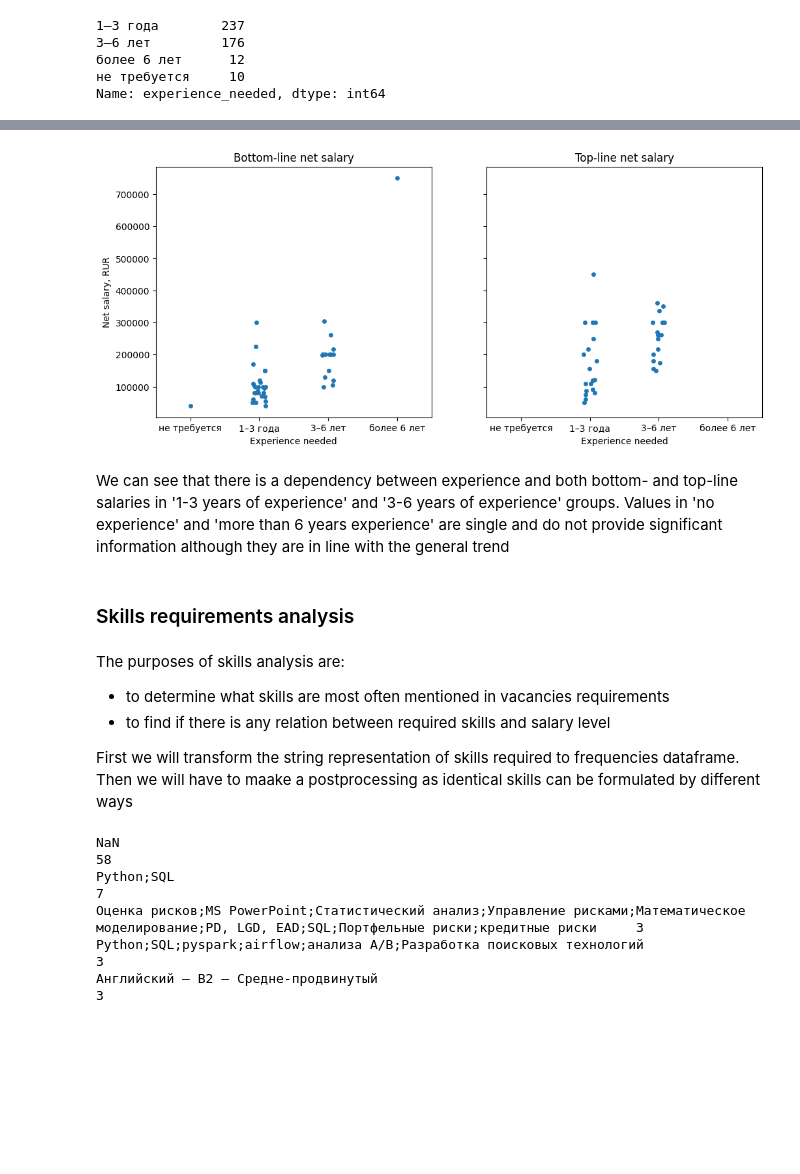
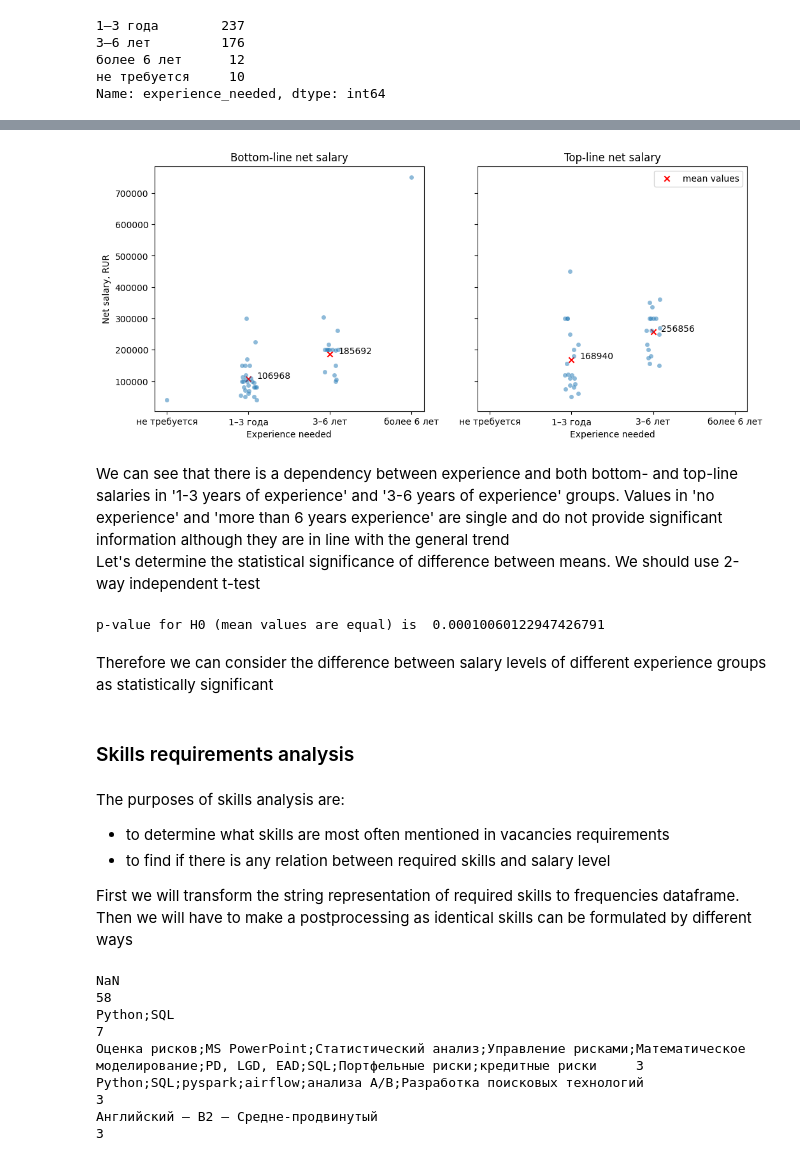
Before and after one commit to sharuhinda/vacancies_analysis, a Jupyter notebook: 03_vacancies_analysis.ipynb, the cells around one changed output, grey strips where cells are left out. Saved outputs shown, nothing was run; the diff lists cells and outputs as text; code cells hidden in the pictures; blank space fills up the shorter version.

Commit message:
minor updates and charts added

```diff
--- a/03_vacancies_analysis.ipynb
+++ b/03_vacancies_analysis.ipynb
@@ -197,16 +182,37 @@ Categories (4, object): ['не требуется' < '1–3 года' < '3–6
 # %%
 fig, axs = plt.subplots(1, 2, figsize=(12, 5), sharex=True, sharey=True)
-sns.stripplot(data=df, x='experience_needed_cat', y='net_income_from_rur', ax=axs[0]) # used instead catplot as catplot is figure-level
-sns.stripplot(data=df, x='experience_needed_cat', y='net_income_to_rur', ax=axs[1])
+sns.stripplot(data=df, x='experience_needed_cat', y='net_income_from_rur', alpha=0.5, ax=axs[0]) # used instead catplot as catplot is figure-level
+sns.stripplot(data=df, x='experience_needed_cat', y='net_income_to_rur', alpha=0.5, ax=axs[1])
 axs[0].set_xlabel('Experience needed')
 axs[0].set_ylabel('Net salary, RUR')
 axs[0].set_title('Bottom-line net salary')
+mean_3_years_low = df.loc[df['experience_needed_cat'] == '1–3 года', 'net_income_from_rur'].mean()
+mean_6_years_low = df.loc[df['experience_needed_cat'] == '3–6 лет', 'net_income_from_rur'].mean()
+axs[0].scatter([1, 2], [mean_3_years_low, mean_6_years_low], marker='x', color='r')
+axs[0].text(x=1.1, y=mean_3_years_low+2e3, s=f'{mean_3_years_low:.0f}')
+axs[0].text(x=2.1, y=mean_6_years_low+2e3, s=f'{mean_6_years_low:.0f}')
+mean_3_years_high = df.loc[df['experience_needed_cat'] == '1–3 года', 'net_income_to_rur'].mean()
+mean_6_years_high = df.loc[df['experience_needed_cat'] == '3–6 лет', 'net_income_to_rur'].mean()
+axs[1].scatter([1, 2], [mean_3_years_high, mean_6_years_high], marker='x', color='r', label='mean values')
+axs[1].text(x=1.1, y=mean_3_years_high+2e3, s=f'{mean_3_years_high:.0f}')
+axs[1].text(x=2.1, y=mean_6_years_high+2e3, s=f'{mean_6_years_high:.0f}')
 axs[1].set_xlabel('Experience needed')
-axs[1].set_title('Top-line net salary');
+axs[1].set_title('Top-line net salary')
+axs[1].legend();
 # %% [output]
-[figure, old version]
+[figure, new version]
 # %% [markdown]
 We can see that there is a dependency between experience and both bottom- and top-line salaries in '1-3 years of experience' and '3-6 years of experience' groups. Values in 'no experience' and 'more than 6 years experience' are single and do not provide significant information although they are in line with the general trend
+Let's determine the statistical significance of difference between means. We should use 2-way independent t-test
+# %%
+print('p-value for H0 (mean values are equal) is ', sm.stats.ttest_ind(
+    df.loc[(df['experience_needed_cat'] == '1–3 года') & df['net_income_from_rur'].notna(), 'net_income_from_rur'],
+    df.loc[(df['experience_needed_cat'] == '3–6 лет') & df['net_income_from_rur'].notna(), 'net_income_from_rur']
+)[1])
+# %% [output]
+p-value for H0 (mean values are equal) is  0.00010060122947426791
+# %% [markdown]
+Therefore we can consider the difference between salary levels of different experience groups as statistically significant
 # %% [markdown]
 ### Skills requirements analysis<a class="anchor" id="skills-analysis"></a>
 # %% [markdown]
@@ -214,7 +220,7 @@ The purposes of skills analysis are:
 * to determine what skills are most often mentioned in vacancies requirements
 * to find if there is any relation between required skills and salary level
 
-First we will transform the string representation of skills required to frequencies dataframe. Then we will have to maake a postprocessing as identical skills can be formulated by different ways
+First we will transform the string representation of required skills to frequencies dataframe. Then we will have to make a postprocessing as identical skills can be formulated by different ways
 # %%
 df['key_skills'].value_counts(dropna=False)
 # %% [output]
```
Also changed, not shown: parts of 23 cells of this notebook, 2 other files.
